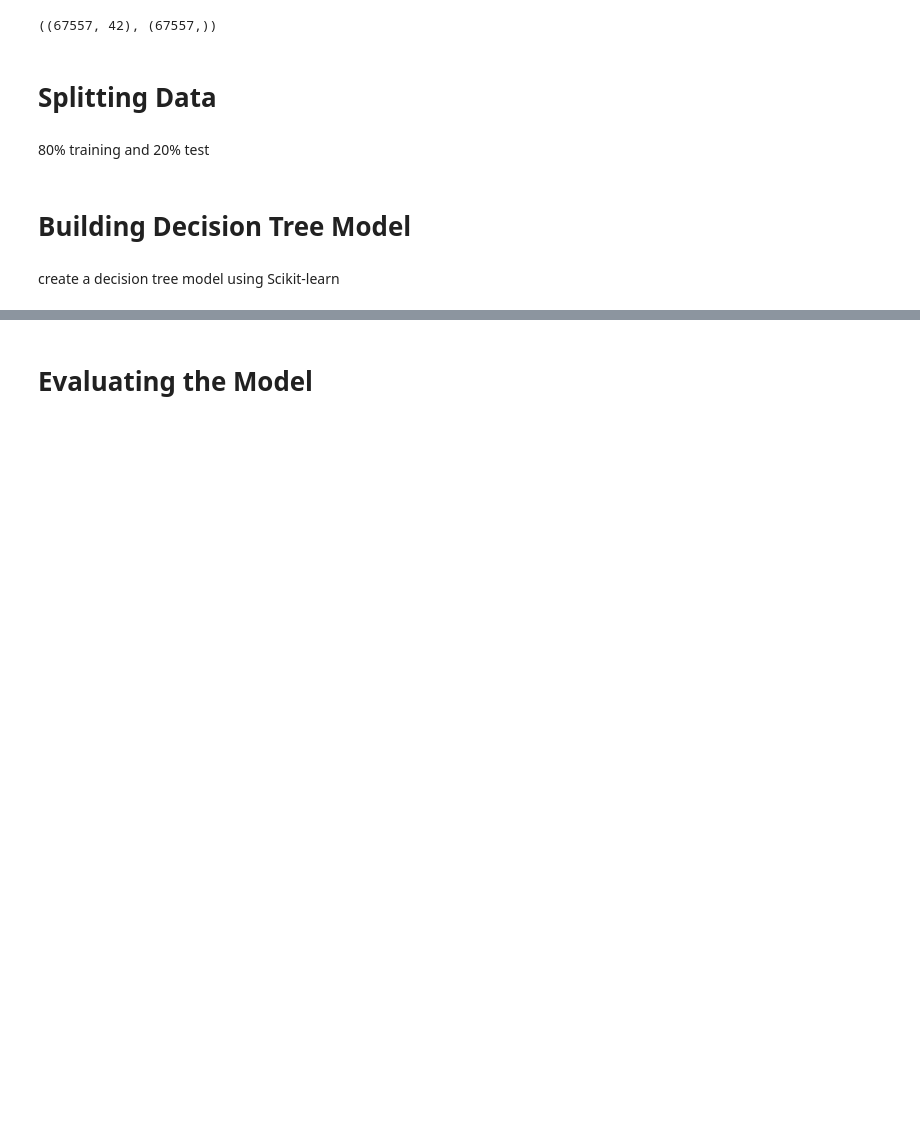
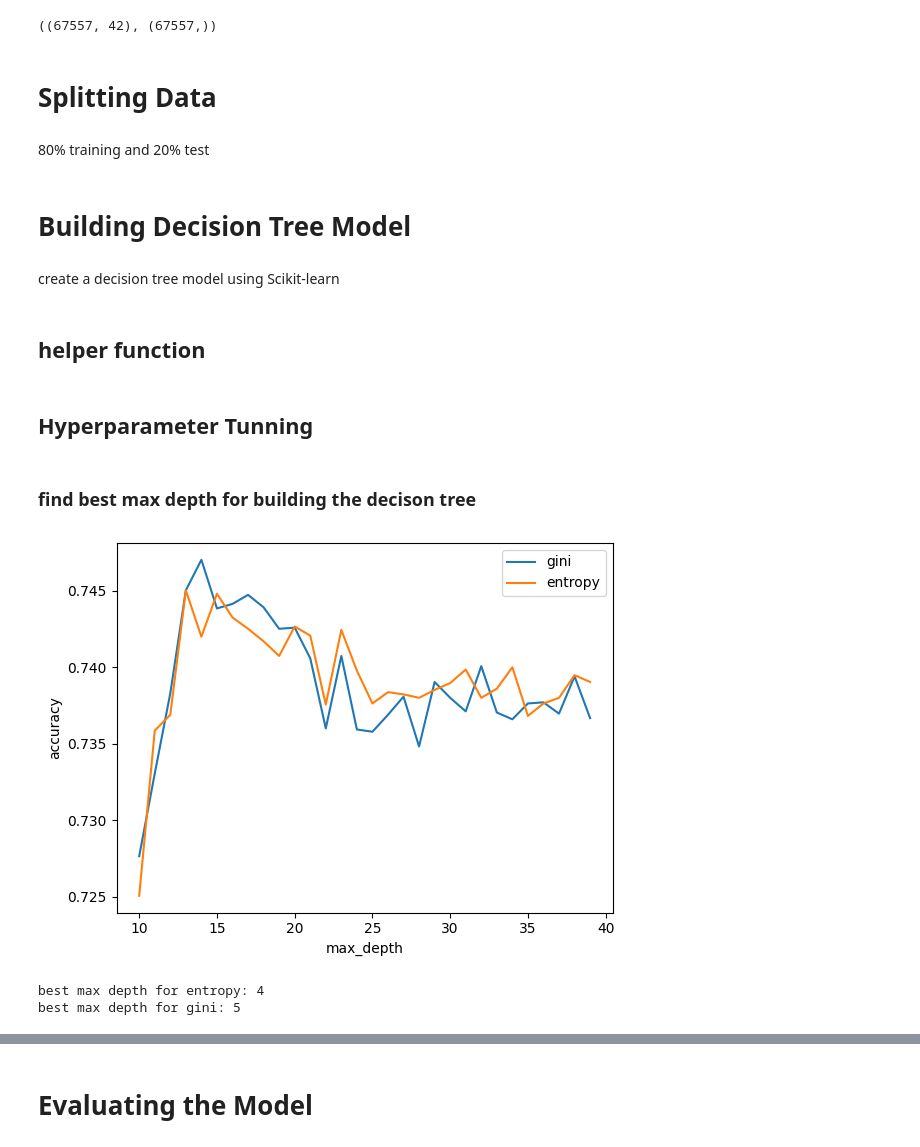
Before and after one commit to amirkasaei/Decision-Tree-Classifier-with-scikit-learn, a Jupyter notebook: Decision_Tree.ipynb, the cells around one changed output, grey strips where cells are left out. Saved outputs shown, nothing was run; the diff lists cells and outputs as text; code cells hidden in the pictures; blank space fills up the shorter version.

```diff
--- a/Decision_Tree.ipynb
+++ b/Decision_Tree.ipynb
@@ -109,0 +101,2 @@ y_pred_gini = dtc_gini.predict(x_test)
+# %% [markdown]
+## **helper function**
@@ -109,0 +110,38 @@ y_pred_gini = dtc_gini.predict(x_test)
+# %% [markdown]
+## **Hyperparameter Tunning**
+# %% [markdown]
+### **find best max depth for building the decison tree**
+# %%
+max_depth = []
+acc_gini = []
+acc_entropy = []
+for i in range(10,40):
+  # decision tree with gini
+  dtree = DecisionTreeClassifier(criterion='gini', max_depth=i)
+  dtree.fit(x_train, y_train)
+  pred = dtree.predict(x_test)
+  acc_gini.append(accuracy_score(y_test,pred))
+
+  # decision tree with entropy
+  dtree = DecisionTreeClassifier(criterion='entropy', max_depth=i)
+  dtree.fit(x_train, y_train)
+  pred = dtree.predict(x_test)
+  acc_entropy.append(accuracy_score(y_test, pred))
+
+  max_depth.append(i)
+  d = pd.DataFrame({'acc_gini':pd.Series(acc_gini), 'acc_entropy':pd.Series(acc_entropy), 'max_depth':pd.Series(max_depth)})# visualizing changes in parameters
+plt.plot('max_depth','acc_gini', data=d, label='gini')
+plt.plot('max_depth','acc_entropy', data=d, label='entropy')
+plt.xlabel('max_depth')
+plt.ylabel('accuracy')
+plt.legend()
+
+best_ent_max_depth = np.argmax(acc_entropy) + 1
+best_gini_max_depth = np.argmax(acc_gini) + 1
+# %% [output]
+[figure, added]
+# %%
+print('best max depth for entropy:', best_ent_max_depth, '\nbest max depth for gini:', best_gini_max_depth)
+# %% [output]
+best max depth for entropy: 4
+best max depth for gini: 5
```
Also changed, not shown: parts of 32 cells of this notebook.
